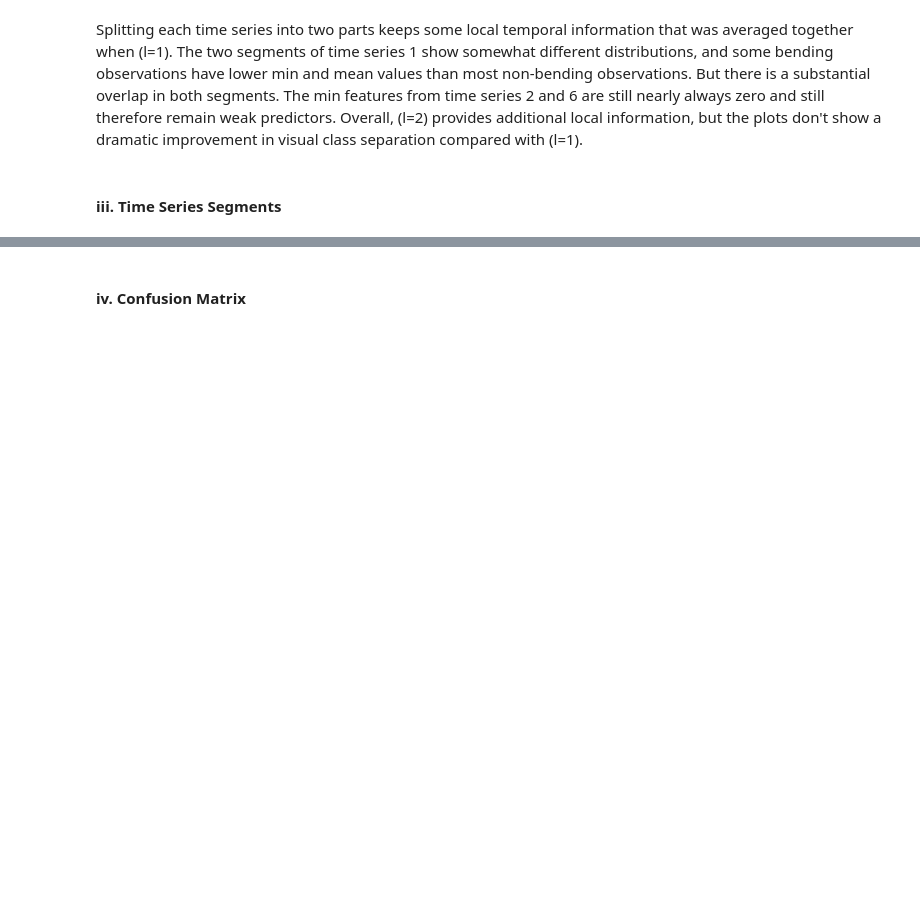
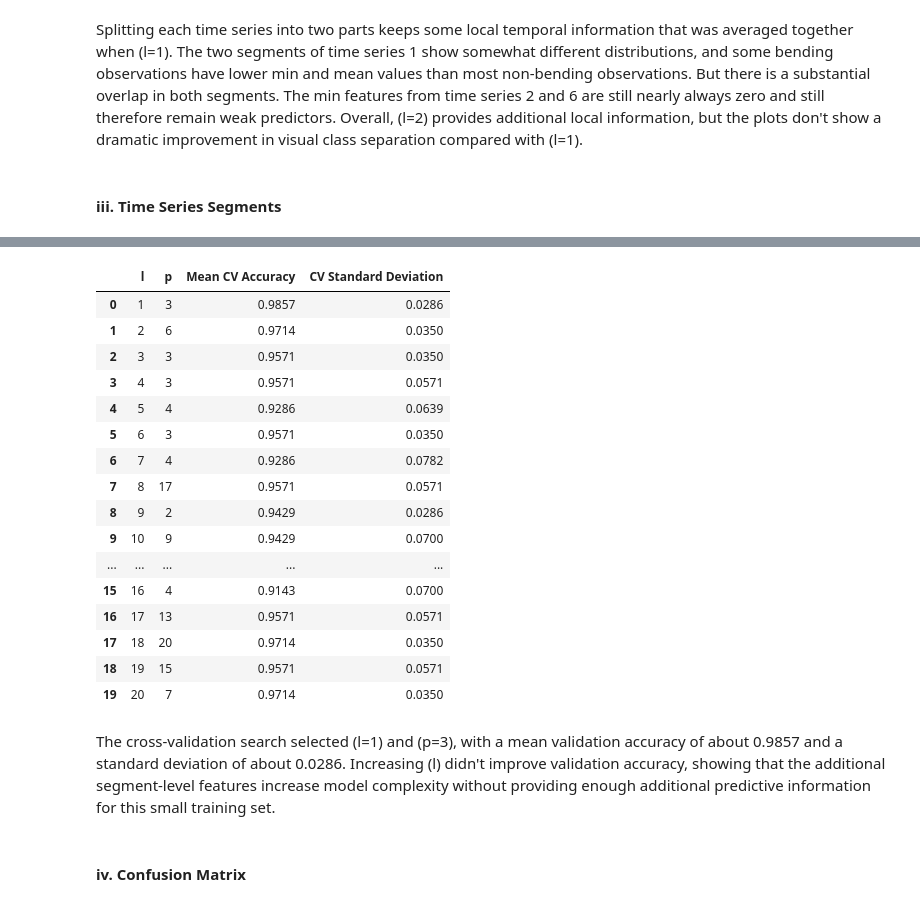
Before and after one commit to manvsatish/dsci-552-hw-4, a Jupyter notebook: notebook/Satish_Manvika_HW4.ipynb, the cells around one changed output, grey strips where cells are left out. Saved outputs shown, nothing was run; the diff lists cells and outputs as text; code cells hidden in the pictures; blank space fills up the shorter version.

```diff
--- a/notebook/Satish_Manvika_HW4.ipynb
+++ b/notebook/Satish_Manvika_HW4.ipynb
@@ -360,0 +367,60 @@ Splitting each time series into two parts keeps some local temporal information
+# %%
+#identical stratified folds for every value of l
+binary_cv = StratifiedKFold(n_splits=5, shuffle=True, random_state=RANDOM_STATE,)
+segmented_feature_cache = {}
+binary_best_estimators = {}
+binary_cv_rows = []
+
+# every allowed number of time-series segments
+for number_of_segments in range(1, 21):
+    # construct 42*l feature matrix
+    feature_matrix, metadata = build_feature_dataset(instances, number_of_segments=number_of_segments,)
+    segmented_feature_cache[number_of_segments] = (feature_matrix, metadata,)
+
+    #training instances during model selection
+    training_mask = metadata["split"].eq("train")
+    X_train = (feature_matrix.loc[training_mask].reset_index(drop=True))
+    y_train = (metadata.loc[training_mask, "binary_label"].reset_index(drop=True))
+
+    # p=1,...,20, all l values >= 42 features
+    candidate_feature_counts = list(range(1, 21))
+
+    # unpenalized logistic regression for feature ranking & final classifier
+    rfe_estimator = LogisticRegression(C=np.inf, solver="lbfgs", max_iter=10000, random_state=RANDOM_STATE,)
+    final_estimator = LogisticRegression(C=np.inf, solver="lbfgs", max_iter=10000, random_state=RANDOM_STATE,)
+
+    # fitted separately within every cross-validation fold
+    binary_pipeline = Pipeline(steps=[("scaler", StandardScaler()), ("rfe", RFE(estimator=rfe_estimator, n_features_to_select=1, step=0.5,),), ("classifier", final_estimator),])
+
+    # best number of retained features for this l
+    binary_search = GridSearchCV(estimator=binary_pipeline, param_grid={"rfe__n_features_to_select": (candidate_feature_counts)}, scoring="accuracy", cv=binary_cv, n_jobs=-1, refit=True, error_score="raise",)
+    binary_search.fit(X_train, y_train)
+
+    best_feature_count = (binary_search.best_params_["rfe__n_features_to_select"])
+    binary_best_estimators[number_of_segments] = (binary_search.best_estimator_)
+
+    binary_cv_rows.append({"l": number_of_segments,"p": best_feature_count, "Mean CV Accuracy": (binary_search.best_score_), "CV Standard Deviation": (binary_search.cv_results_["std_test_score"][binary_search.best_index_]),})
+    print(
+        f"Completed l={number_of_segments:2d}: "
+        f"best p={best_feature_count:2d}, "
+        f"CV accuracy={binary_search.best_score_:.4f}"
+    )
+
+# compare the best feature count for every val of l
+binary_cv_results = pd.DataFrame(binary_cv_rows)
+
+# prefer fewer segments and fewer features
+binary_cv_results = binary_cv_results.sort_values(by=["Mean CV Accuracy", "l", "p"], ascending=[False, True, True],).reset_index(drop=True)
+best_binary_row = binary_cv_results.iloc[0]
+best_binary_l = int(best_binary_row["l"])
+best_binary_p = int(best_binary_row["p"])
+best_binary_cv_accuracy = float(best_binary_row["Mean CV Accuracy"])
+best_binary_pipeline = binary_best_estimators[best_binary_l]
+
+print("\nBest binary model:")
+print("Best l:", best_binary_l)
+print("Best p:", best_binary_p)
+print("Best mean CV accuracy:", round(best_binary_cv_accuracy, 4),)
+
+display(binary_cv_results.sort_values("l").reset_index(drop=True).round(4))
+# %% [output]
@@ -361,2 +444,21 @@ Splitting each time series into two parts keeps some local temporal information
+|  | l | p | Mean CV Accuracy | CV Standard Deviation |
+| 0 | 1 | 3 | 0.9857 | 0.0286 |
+| 1 | 2 | 6 | 0.9714 | 0.0350 |
+| 2 | 3 | 3 | 0.9571 | 0.0350 |
+| 3 | 4 | 3 | 0.9571 | 0.0571 |
+| 4 | 5 | 4 | 0.9286 | 0.0639 |
+| 5 | 6 | 3 | 0.9571 | 0.0350 |
+| 6 | 7 | 4 | 0.9286 | 0.0782 |
+| 7 | 8 | 17 | 0.9571 | 0.0571 |
+| 8 | 9 | 2 | 0.9429 | 0.0286 |
+| 9 | 10 | 9 | 0.9429 | 0.0700 |
+| ... | ... | ... | ... | ... |
+| 15 | 16 | 4 | 0.9143 | 0.0700 |
+| 16 | 17 | 13 | 0.9571 | 0.0571 |
+| 17 | 18 | 20 | 0.9714 | 0.0350 |
+| 18 | 19 | 15 | 0.9571 | 0.0571 |
+| 19 | 20 | 7 | 0.9714 | 0.0350 |
+# %% [markdown]
+The cross-validation search selected \(l=1\) and \(p=3\), with a mean validation accuracy of about 0.9857 and a standard deviation of about 0.0286. Increasing \(l\) didn't improve validation accuracy, showing that the additional segment-level features increase model complexity without providing enough additional predictive information for this small training set.
 # %% [markdown]
 #### iv. Confusion Matrix
```
Also changed, not shown: parts of 11 cells of this notebook.
